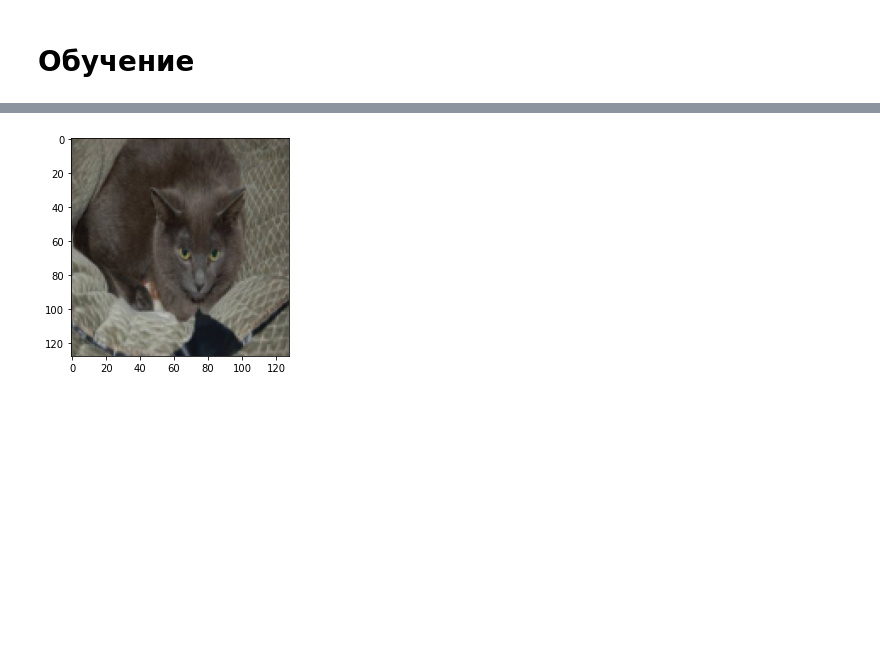
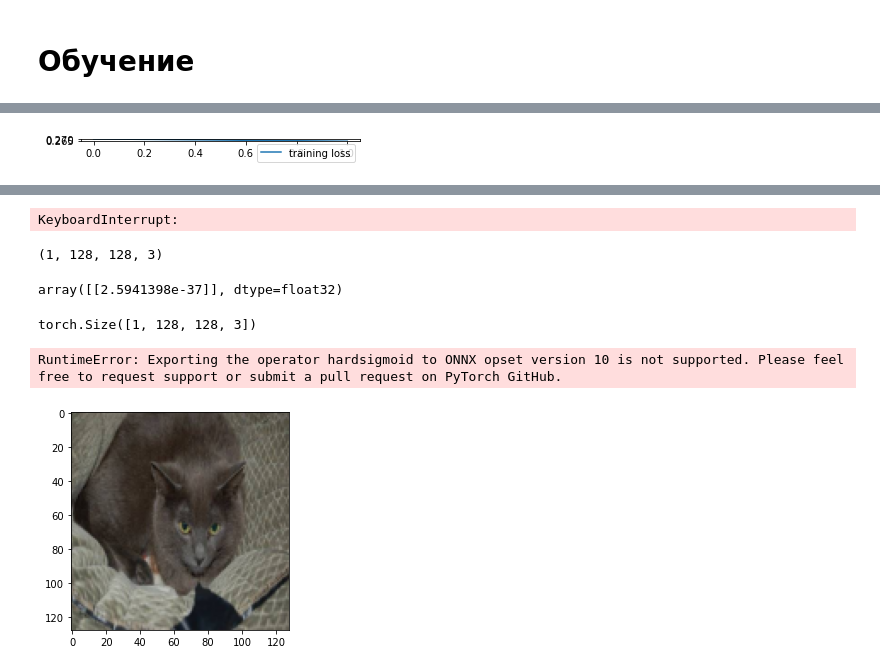
Before and after one commit to GGS111/NNtraining, a Jupyter notebook: mobilenet_v3_large_classifier_01.ipynb, the cells around one changed output, grey strips where cells are left out. Drawn from its saved outputs; the diff is of its cells as text; code cells hidden in the pictures; blank space fills up the shorter version.

```diff
--- a/mobilenet_v3_large_classifier_01.ipynb
+++ b/mobilenet_v3_large_classifier_01.ipynb
@@ -799,7 +800,7 @@ dataloader = DataLoader(dataset1, batch_size=5)
 
 for gn in range(1000):
     H =TL_001.fit_dataloader_00(  \
-                None,loader=dataloader,   epochs = 5, validation_loader = None)
+                None,loader=dataloader,   epochs = 2, validation_loader = None)
     plt.figure(figsize=(5,5))
     plt.axes().set_aspect('equal')
     plt.plot(H.history['loss'], label='training loss')
@@ -808,7 +809,7 @@ for gn in range(1000):
     plt.show()
     loss_=H.history['loss'][-1]
     if loss_<min_loss:
-        TL_001.save_state('cat_dogs_mobileNet1.pt')
+        TL_001.save_state('cat_dogs_mobileNet2CPU.pt')
 
 
         print("loss:  ",loss_)
@@ -819,0 +822 @@ Epoch 0/5[*******************
+[figure, added]
@@ -821,3 +825,42 @@ KeyboardInterrupt:
+KeyboardInterrupt:
+# %%
+def resize_(pimage):
+    stream = open(pimage, "rb")
+    bytes = bytearray(stream.read())
+    numpyarray = np.asarray(bytes, dtype=np.uint8)
+    image = cv2.imdecode(numpyarray,cv2.IMREAD_COLOR)
+    stream.close()
+
+    bw_ = cv2.cvtColor(image, cv2.COLOR_BGR2RGB )
+    if( bw_.shape[0]== -256 ) and (bw_.shape[1]==256) :
+
+        resize_image = self.downscale_2(bw_)
+        #resize_image =  bw_
+    else:
+        resize_image = cv2.resize(bw_, (128,128), interpolation = cv2.INTER_AREA)
+
+
+    return resize_image
+
+im = np.expand_dims(resize_('dataset/test_set/cats/cat.4001.jpg'),0)
+im.shape
+# %% [output]
+(1, 128, 128, 3)
+# %%
+TL_001.eval()
+TL_001.forward(im)
+# %% [output]
+array([[2.5941398e-37]], dtype=float32)
+# %%
+dummy_input = torch.randn(1, 128, 128,3, requires_grad=True)
+dummy_input.shape
+# %% [output]
+torch.Size([1, 128, 128, 3])
+# %%
+#На вход подаем нашу модель. Тензор с нужным сайзингом. И как назовем onnx модель
+create_onnx(TL_001,dummy_input,"MobileNet.onnx")
+# %% [output]
+RuntimeError: Exporting the operator hardsigmoid to ONNX opset version 10 is not supported. Please feel free to request support or submit a pull request on PyTorch GitHub.
 # %%
 def resize(pimage):
     stream = open(pimage, "rb")
```
Also changed, not shown: parts of 4 cells of this notebook, 6 other files.
